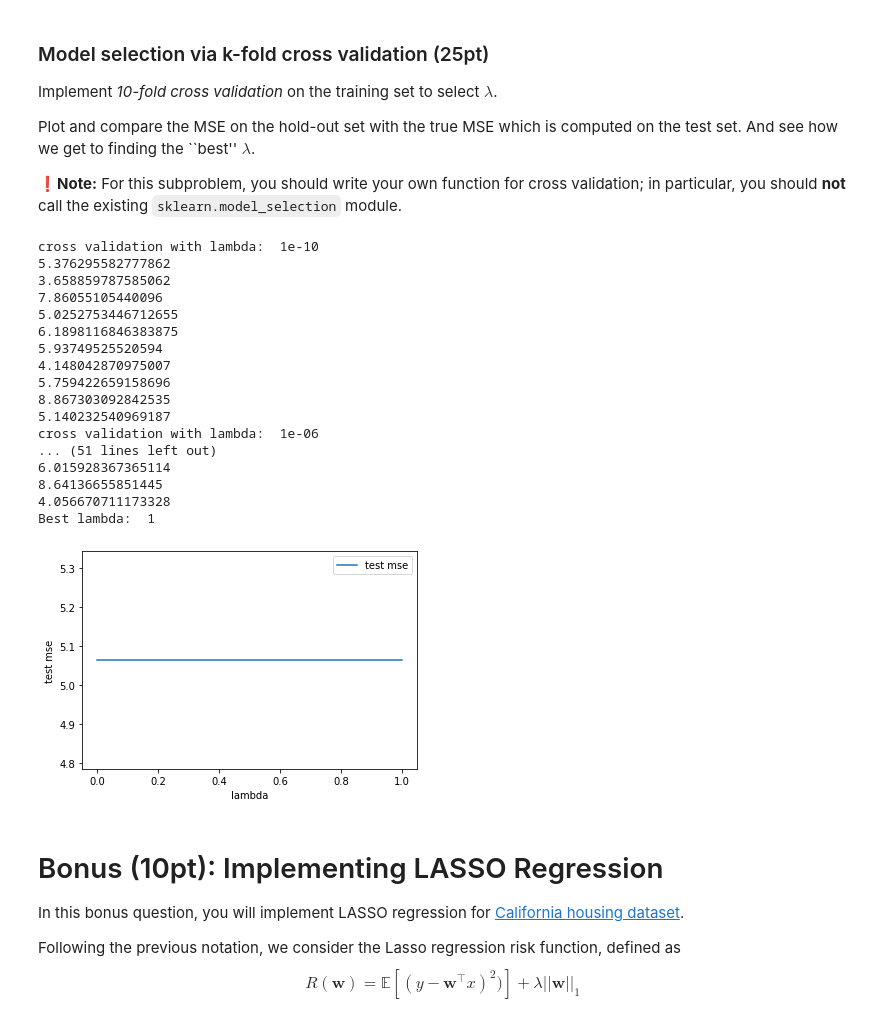
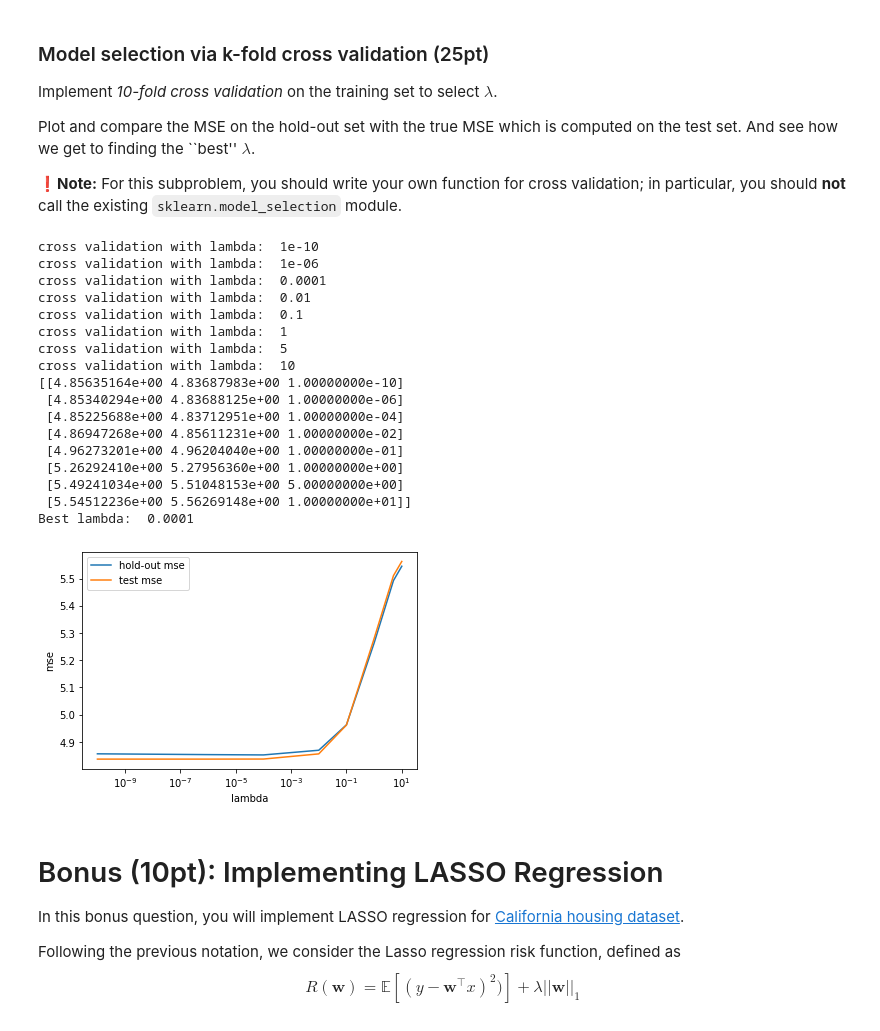
Before and after one commit to 24raniwalar/mlproject1, a Jupyter notebook: project1_regression_modelsel.ipynb, the cells around one changed output. Drawn from its saved outputs; the diff is of its cells as text; code cells hidden in the pictures.

```diff
--- a/project1_regression_modelsel.ipynb
+++ b/project1_regression_modelsel.ipynb
@@ -313,18 +302,13 @@ def train_and_eval( X_train , y_train , X_eval , y_eval , lambda_ ):
 
     mse = 0
     # add your code to train your model on X_train and evalute (i.e. computing MSE) on X_eval #
-    eta = 0.05
-    tolerance = 1e-3
+    eta = 0.01
+    tolerance = 1e-4
     theta, loss_history = gradientDescent(X_train, y_train, initial_theta, eta, lambda_, tolerance)
-    y_pred = (theta.T@X_eval.T)[0]
-    for i in range(len(y_eval)):
-        mse += (y_pred[i]-y_eval[i])**2
-    mse /= len(y_eval)
-    print(mse)
-    return mse
+    return lossFunction(theta, X_eval, y_eval, lambda_)[0]
 
 
-weight_list = [1e-10, 1e-6, 1e-4, 0.01, 0.1, 1] # 10, 20, 50, 100]
+weight_list = [1e-10, 1e-6, 1e-4, 0.01, 0.1, 1, 5, 10]
 result_list = []
 
 # compute test MSE
@@ -338,7 +322,7 @@ plt.figure()
 plt.plot( result_array [: , -1] , result_array [: ,0] , label = 'test mse')
 plt.xlabel('lambda')
 plt.ylabel('test mse')
-plt.yscale('log')
+plt.xscale('log')
 plt.legend()
 plt.show()
 # %% [output]
@@ -363,7 +341,10 @@ def cross_validation(X_train, y_train, lambda_, k=10):
     Perform k-fold cross validation on X_train and y_train.
     """
     # add your code to perform k-fold cross validation
-    y_train = y_train.to_list()
+    X_train = X_train[:16550]
+    y_train = y_train[:16550]
+
+    y_train = np.array(y_train.to_list())
     X_test = []
     X_new_train = []
     y_test = []
@@ -371,60 +352,69 @@ def cross_validation(X_train, y_train, lambda_, k=10):
     n = len(X_train)
     interval = (int)(n/k)
     mse_list = []
+
+    shuffle = np.random.permutation(len(X_train))
+    X_train = X_train[shuffle]
+    y_train = y_train[shuffle]
+
     for i in range(k):
         X_test = X_train[i*interval:(i+1)*interval]
         X_new_train = np.concatenate((X_train[0:i*interval], X_train[(i+1)*interval:n]), axis=0)
         y_test = y_train[i*interval:(i+1)*interval]
         y_new_train = np.concatenate((y_train[0:i*interval], y_train[(i+1)*interval:n]), axis=0)
         mse_list.append(train_and_eval(X_new_train, y_new_train, X_test, y_test, lambda_))
     return np.mean(mse_list)
 
 
 # List of lambdas to try
-weight_list = [1e-10, 1e-6, 1e-4, 0.01, 0.1, 1] # 10, 20, 50, 100]
+weight_list = [1e-10, 1e-6, 1e-4, 0.01, 0.1, 1, 5, 10]
 
 best_lambda = None
 best_mse = np.inf
 result_list = []
 
 # Find the best lambda
 for lambda_ in weight_list:
     print("cross validation with lambda: ", lambda_)
     mse = cross_validation(X_train, y_train, lambda_)
+    test_mse = train_and_eval(X_train, y_train, X_test, y_test, lambda_)
     if mse < best_mse:
         best_mse = mse
         best_lambda = lambda_
-    result_list.append ([ test_mse , lambda_ ])
+    result_list.append ([ mse , test_mse, lambda_ ])
 
-result_array = np.array ( result_list )
+result_array = np.array (result_list)
+print(result_array)
 
 print("Best lambda: ", best_lambda)
 
 plt.figure()
-plt.plot( result_array [: , -1] , result_array [: ,0] , label = 'test mse')
+plt.plot( result_array [: , -1] , result_array [: ,0] , label = 'hold-out mse')
+plt.plot(result_array [:, -1], result_array[:, 1], label = 'test mse')
 plt.xlabel('lambda')
-plt.ylabel('test mse')
+plt.ylabel('mse')
+plt.xscale('log')
 plt.legend()
 plt.show()
 # %% [output]
 cross validation with lambda:  1e-10
-5.376295582777862
-3.658859787585062
-7.86055105440096
-5.0252753446712655
-6.1898116846383875
-5.93749525520594
-4.148042870975007
-5.759422659158696
-8.867303092842535
-5.140232540969187
 cross validation with lambda:  1e-06
-... (51 lines left out)
-6.015928367365114
-8.64136655851445
-4.056670711173328
-Best lambda:  1
+cross validation with lambda:  0.0001
+cross validation with lambda:  0.01
+cross validation with lambda:  0.1
+cross validation with lambda:  1
+cross validation with lambda:  5
+cross validation with lambda:  10
+[[4.85635164e+00 4.83687983e+00 1.00000000e-10]
+ [4.85340294e+00 4.83688125e+00 1.00000000e-06]
+ [4.85225688e+00 4.83712951e+00 1.00000000e-04]
+ [4.86947268e+00 4.85611231e+00 1.00000000e-02]
+ [4.96273201e+00 4.96204040e+00 1.00000000e-01]
+ [5.26292410e+00 5.27956360e+00 1.00000000e+00]
+ [5.49241034e+00 5.51048153e+00 5.00000000e+00]
+ [5.54512236e+00 5.56269148e+00 1.00000000e+01]]
+Best lambda:  0.0001
-[figure, old version]
+[figure, new version]
 # %% [markdown]
 # Bonus (10pt): Implementing LASSO Regression
 
```
Also changed, not shown: parts of 5 cells of this notebook.
